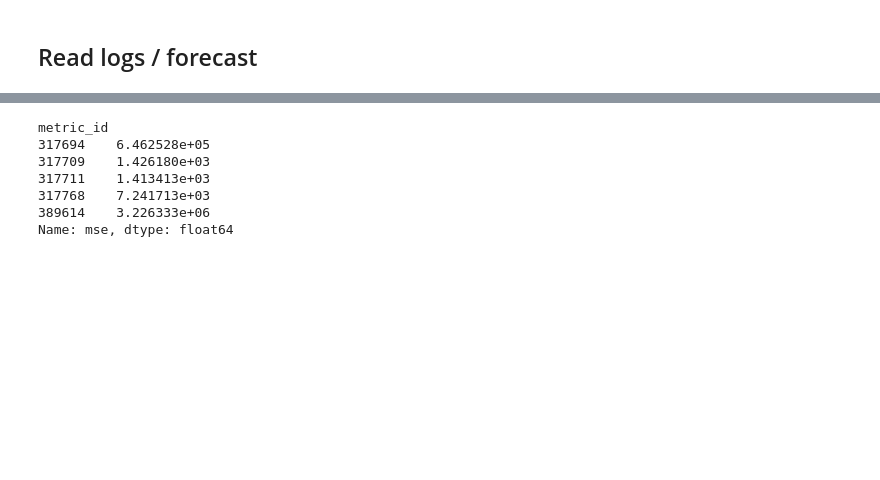
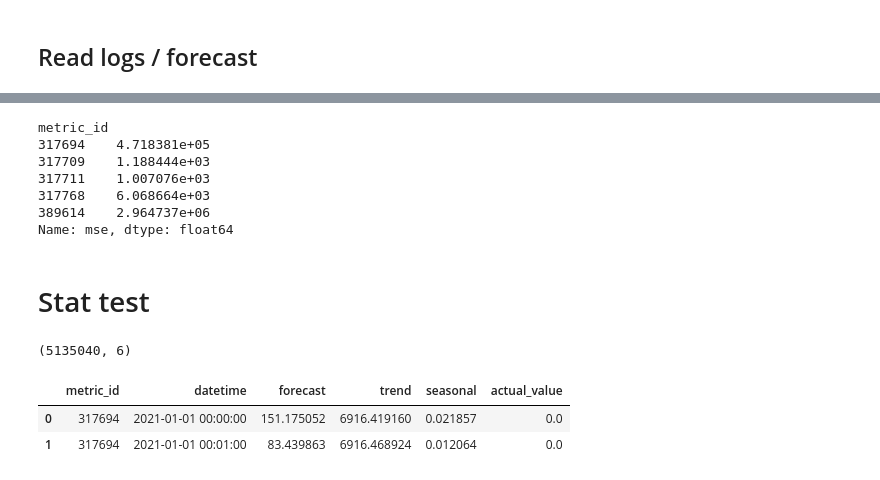
Before and after one commit to JosephFrancisTribbiani/ds, a Jupyter notebook: Tasks/ts_foracasting_model/evaluation.ipynb, the cells around one changed output, grey strips where cells are left out. Cells and saved outputs as stored; diff of their text form; code cells hidden in the pictures; blank space fills up the shorter version.

```diff
--- a/Tasks/ts_foracasting_model/evaluation.ipynb
+++ b/Tasks/ts_foracasting_model/evaluation.ipynb
@@ -193,13 +196,33 @@ fig.show();
 # %%
-log_results[
-    (log_results["pred_start"] >= "2021-01-01") &
-    (log_results["pred_end"] <= "2022-12-31 23:59:00")
-    ].groupby(by="metric_id")["mse"].mean()
+log_results[~log_results["pred_start"].isin(holidays["Дата"])].groupby(by="metric_id")["mse"].mean()
 # %% [output]
 metric_id
-317694    6.462528e+05
-317709    1.426180e+03
-317711    1.413413e+03
-317768    7.241713e+03
-389614    3.226333e+06
+317694    4.718381e+05
+317709    1.188444e+03
+317711    1.007076e+03
+317768    6.068664e+03
+389614    2.964737e+06
 Name: mse, dtype: float64
+# %% [markdown]
+# Stat test
+# %%
+# load forecast
+forecast = pd.read_csv("./forecast.csv", parse_dates=[1])
+metric_list = forecast["metric_id"].unique().tolist()
+
+# load and prepare historical data
+historical_data = pd.read_csv("../../.data/метрики_торгового_эквайринга.csv", usecols=["datetime", *map(str, metric_list)], parse_dates=["datetime"])
+historical_data = historical_data.melt(id_vars=["datetime"], var_name="metric_id", value_name="actual_value")
+historical_data["metric_id"] = historical_data["metric_id"].astype("int64")
+
+# join results and limit datetime from 2021-01-01 00:00:00 to 2022-12-31 23:59:00
+join_data = forecast.merge(historical_data, how="inner", on=["metric_id", "datetime"])
+join_data = join_data[(join_data["datetime"] >= "2021-01-01 00:00:00") & (join_data["datetime"] <= "2022-12-31 23:59:00")].reset_index(drop=True)
+
+print(join_data.shape)
+display(join_data.head(2))
+# %% [output]
+(5135040, 6)
+|  | metric_id | datetime | forecast | trend | seasonal | actual_value |
+| 0 | 317694 | 2021-01-01 00:00:00 | 151.175052 | 6916.419160 | 0.021857 | 0.0 |
+| 1 | 317694 | 2021-01-01 00:01:00 | 83.439863 | 6916.468924 | 0.012064 | 0.0 |
```
Also changed, not shown: parts of 10 cells of this notebook, 23 other files.
